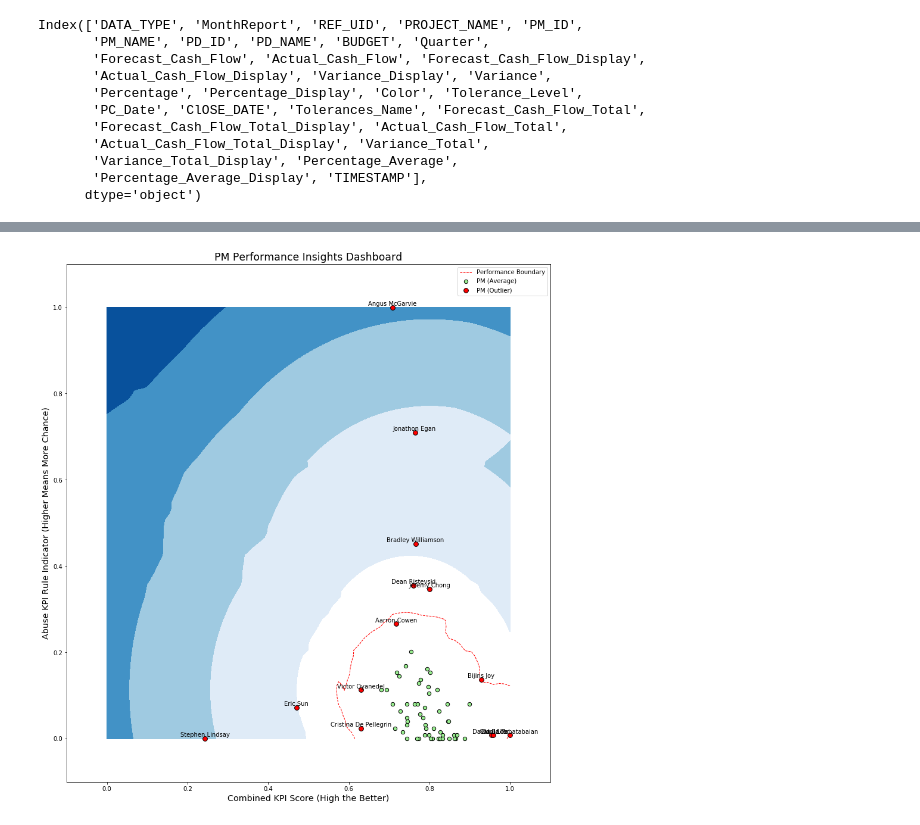
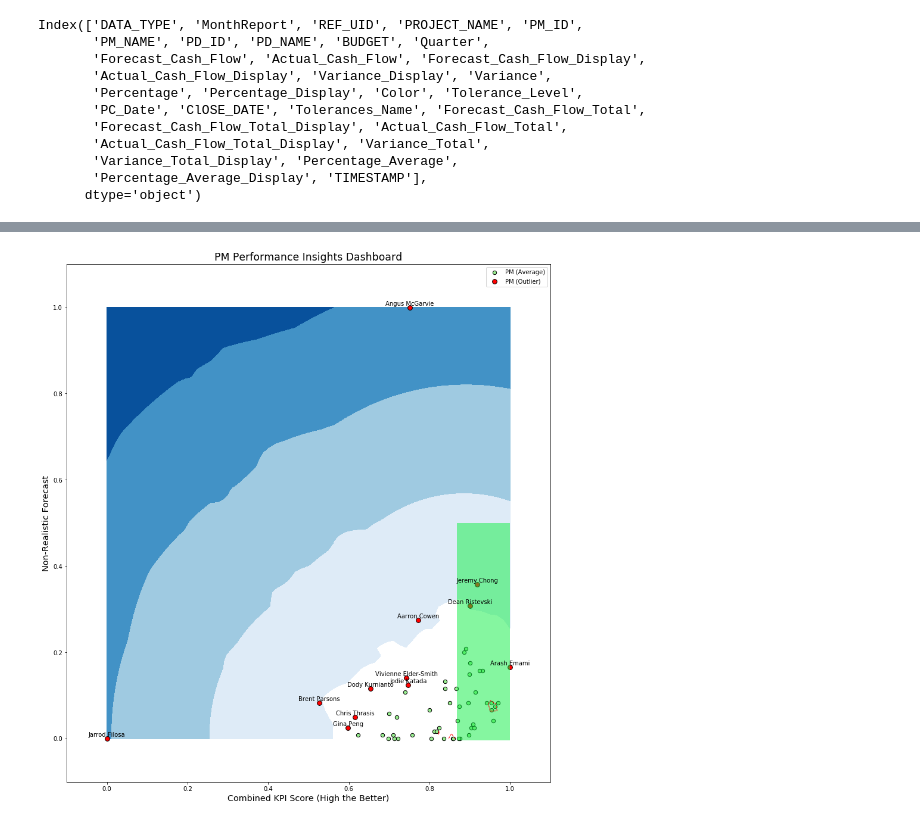
Before and after one commit to heroxk/pmrs_analytics_poc, a Jupyter notebook: pm_performance_insights.ipynb, the cells around one changed output, grey strips where cells are left out. Cells and saved outputs as stored; diff of their text form; code cells hidden in the pictures.

```diff
--- a/pm_performance_insights.ipynb
+++ b/pm_performance_insights.ipynb
@@ -75 +110,3 @@ df.shape
+# %%
+df = df[df['REF_UID']!=1162]
 # %%
@@ -213,10 +278,15 @@ for name in PM_list:
 df_pm_perf = pd.DataFrame.from_dict(pm_perf, orient='index',
                                  columns=['project_num',
                                           'project_value',
+                                          'project_value_inv',
                                           'zero_fcst',
 #                                           'ks_distrb',
                                           'miss_taget_value_monthly_mape',
                                           'miss_target_project_num',
+                                          'underspend_project_num',
+                                          'overspend_project_num',
+                                          'underspend_value',
+                                          'overderspend_value',
                                           'miss_target_project_ratio',
                                           'miss_target_value',
                                           'miss_target_value_perc_error',
@@ -242,10 +357,12 @@ df_pm_perf[(df_pm_perf.index=='Angus McGarvie') | (df_pm_perf.index=='Aarron Cow
 # %%
 col_list = [
     'zero_fcst',
+    'project_value_inv',
     'miss_taget_value_monthly_mape',
     'miss_target_project_ratio',
-    'miss_target_value',
-    'miss_target_value_log_error'
+#     'miss_target_value',
+    'miss_target_value_perc_error',
+#     'miss_target_value_log_error'
 ]
 
 df_pm_perf_select = df_pm_perf[col_list].dropna()
@@ -276,9 +385,17 @@ outliers_fraction = top_n_outlier * 1.0 / num_PM
 # %%
 select_metrics= [
     'miss_taget_value_monthly_mape',
-    'miss_taget_value_monthly_mape',
-    'miss_taget_value_monthly_mape',
+    'project_value_inv',
+    'project_value_inv',
     'miss_target_project_ratio',
-    'miss_target_value',
-    'miss_target_value_log_error'
+    'miss_target_value_perc_error',
+    'miss_target_value_perc_error',
+    'miss_target_value_perc_error',
+    'miss_target_value_perc_error',
+    'miss_target_value_perc_error',
+    'miss_target_value_perc_error',
+    'miss_target_value_perc_error',
+    'miss_target_value_perc_error',
+#     'miss_target_value',
+#     'miss_target_value_log_error'
 ]
@@ -355,6 +516,8 @@ for i, (clf_name,clf) in enumerate(classifiers.items()) :
     y_pred = np.where(y_pred_proba[:,0]>threshold, 0, 1)
 
     df_pm_perf_select['outlier'] = y_pred
+
+    perf_median = np.median(df_pm_perf_select[df_pm_perf_select['outlier']!=1]['pm_performance_score[abs]'].values)
 
     # rest of the code is to create the visualization
 
@@ -387,45 +550,45 @@ for i, (clf_name,clf) in enumerate(classifiers.items()) :
     subplot.axis('tight')
 
     subplot.legend(
-#         [a.collections[0], b, c],
-#         ['learned decision function', 'true inliers', 'true outliers'],
-        [a.collections[0], inlier, outlier],
-        ['Performance Boundary', 'PM (Average)', 'PM (Outlier)'],
+#         [a.collections[0], inlier, outlier],
+#         ['Performance Boundary', 'PM (Average)', 'PM (Outlier)'],
+        [inlier, outlier],
+        ['PM (Average)', 'PM (Outlier)'],
         prop=matplotlib.font_manager.FontProperties(size=10),
         loc='higher right')
 
     subplot.set_title("PM Performance Insights Dashboard", fontsize='xx-large')
     x_axis_max = df_pm_perf_select[col_list[0]].max()*1.1
     x_axis_min = min(df_pm_perf_select[col_list[0]].min()*1.1, -0.1)
     y_axis_max = df_pm_perf_select[col_list[1]].max()*1.1
     y_axis_min = min(df_pm_perf_select[col_list[1]].min()*1.1, -0.1)
+    plt.axvspan(perf_median, 1, ymin = 0.08, ymax = 0.5, facecolor='#0DEF42', alpha=0.5)
 
     subplot.set_xlim((x_axis_min, x_axis_max))
     subplot.set_ylim((y_axis_min, y_axis_max))
     subplot.set_xlabel("Combined KPI Score (High the Better)", fontsize='x-large')
-    subplot.set_ylabel("Abuse KPI Rule Indicator (Higher Means More Chance)", fontsize='x-large')
-
+    subplot.set_ylabel("Non-Realistic Forecast", fontsize='x-large')
     for index, row in df_pm_perf_select.iterrows():
 
         label = index
         x = row[col_list[0]]
         y = row[col_list[1]]
 
         if row['outlier']==0:
             continue
 
 #         if label != 'Angus McGarvie':
 #             continue
 
         plt.annotate(label, # this is the text
                      (x,y), # this is the point to label
                      textcoords="offset points", # how to position the text
                      xytext=(0,3), # distance from text to points (x,y)
                      ha='center') # horizontal alignment can be left, right or center
     plt.savefig('./output/pm_performance_dashboard.pdf')
     plt.show()
 # %% [output]
-[figure, old version]
+[figure, new version]
 # %%
 df_pm_perf_select[df_pm_perf_select['outlier']==1]
 # %% [output]
```
Also changed, not shown: parts of 49 cells of this notebook, 2 other files.
